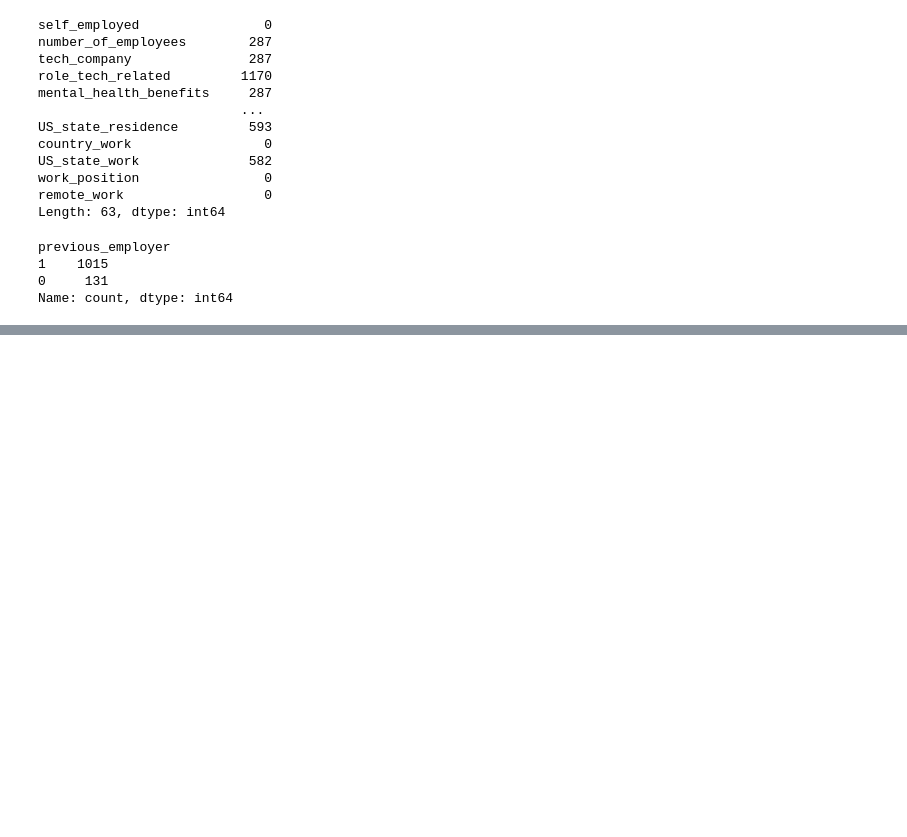
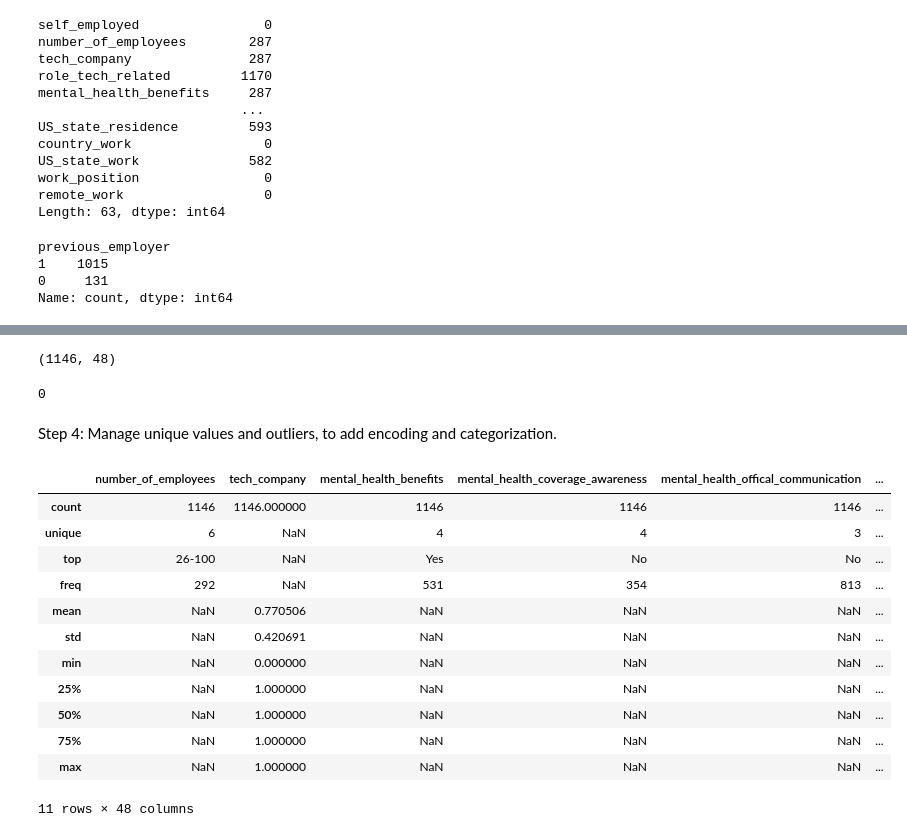
Before and after one commit to AlexandraFaria/UnsupervisedLearningTask1Project, a Jupyter notebook: Task1.ipynb, the cells around one changed output, grey strips where cells are left out. Cells and saved outputs as stored; diff of their text form; code cells hidden in the pictures; blank space fills up the shorter version.

Commit message:
Working on cleaning up dataset. Next: Work Position, Age Category, Delete US

```diff
--- a/Task1.ipynb
+++ b/Task1.ipynb
@@ -129,14 +139,23 @@ previous_employer
 0     131
 Name: count, dtype: int64
 # %%
-# Columns with missing values due to not being applicable to the respondent, do not have previous employer. Replace with 0. MNAR.
+"""
+Rationale:
 
-columns_fill_na = ['previous_employer_neg_consequences_open_mental_health',
+- All columns related to previous employer replace with "No Previous Employer", as not applicable to the 131 people.
+- US_state_residence, US_state_work: Replace with "Does not live in the US", respondents do not live in the US"""
+
+
+columns_fill_no_previous_employer = ['previous_employer_neg_consequences_open_mental_health',
     'discussing_physical_health_with_previous_employer', 'previous_employer_mental_health_resources',
     'previous_employer_mental_health_coverage_awareness', 'previous_employer_physical_same_mental',
     'previous_employer_mental_health_official_communication', 'previous_employer_mental_health_anonymity',
     'discussing_mental_health_with_previous_employer', 'previous_employer_mental_health_benefits',
     'reveal_mental_diagnoses_previous_coworkers', 'reveal_mental_diagnoses_previous_supervisor']
 
-tech_df[columns_fill_na] = tech_df[columns_fill_na].fillna(0)
+tech_df[columns_fill_no_previous_employer] = tech_df[columns_fill_no_previous_employer].fillna("No Previous Employer")
+
+columns_fill_no_us = ['US_state_residence', 'US_state_work']
+
+tech_df[columns_fill_no_us] = tech_df[columns_fill_no_us].fillna("Does not live in the US")
 # %%
@@ -167,0 +226,30 @@ dtype: int64
+# %%
+# Drop column with greater than 70% missing values and not relevant to the analysis.
+
+tech_df = tech_df.drop(columns='role_tech_related')
+tech_df.shape
+# %% [output]
+(1146, 48)
+# %%
+# Verify the dataset has no missing values
+tech_df.isnull().sum().sum()
+# %% [output]
+0
+# %% [markdown]
+Step 4: Manage unique values and outliers, to add encoding and categorization.
+# %%
+tech_df.describe(include='all')
+# %% [output]
+|  | number_of_employees | tech_company | mental_health_benefits | mental_health_coverage_awareness | mental_health_offical_communication | ... |
+| count | 1146 | 1146.000000 | 1146 | 1146 | 1146 | ... |
+| unique | 6 | NaN | 4 | 4 | 3 | ... |
+| top | 26-100 | NaN | Yes | No | No | ... |
+| freq | 292 | NaN | 531 | 354 | 813 | ... |
+| mean | NaN | 0.770506 | NaN | NaN | NaN | ... |
+| std | NaN | 0.420691 | NaN | NaN | NaN | ... |
+| min | NaN | 0.000000 | NaN | NaN | NaN | ... |
+| 25% | NaN | 1.000000 | NaN | NaN | NaN | ... |
+| 50% | NaN | 1.000000 | NaN | NaN | NaN | ... |
+| 75% | NaN | 1.000000 | NaN | NaN | NaN | ... |
+| max | NaN | 1.000000 | NaN | NaN | NaN | ... |
+11 rows × 48 columns
```
Also changed, not shown: parts of 15 cells of this notebook.
